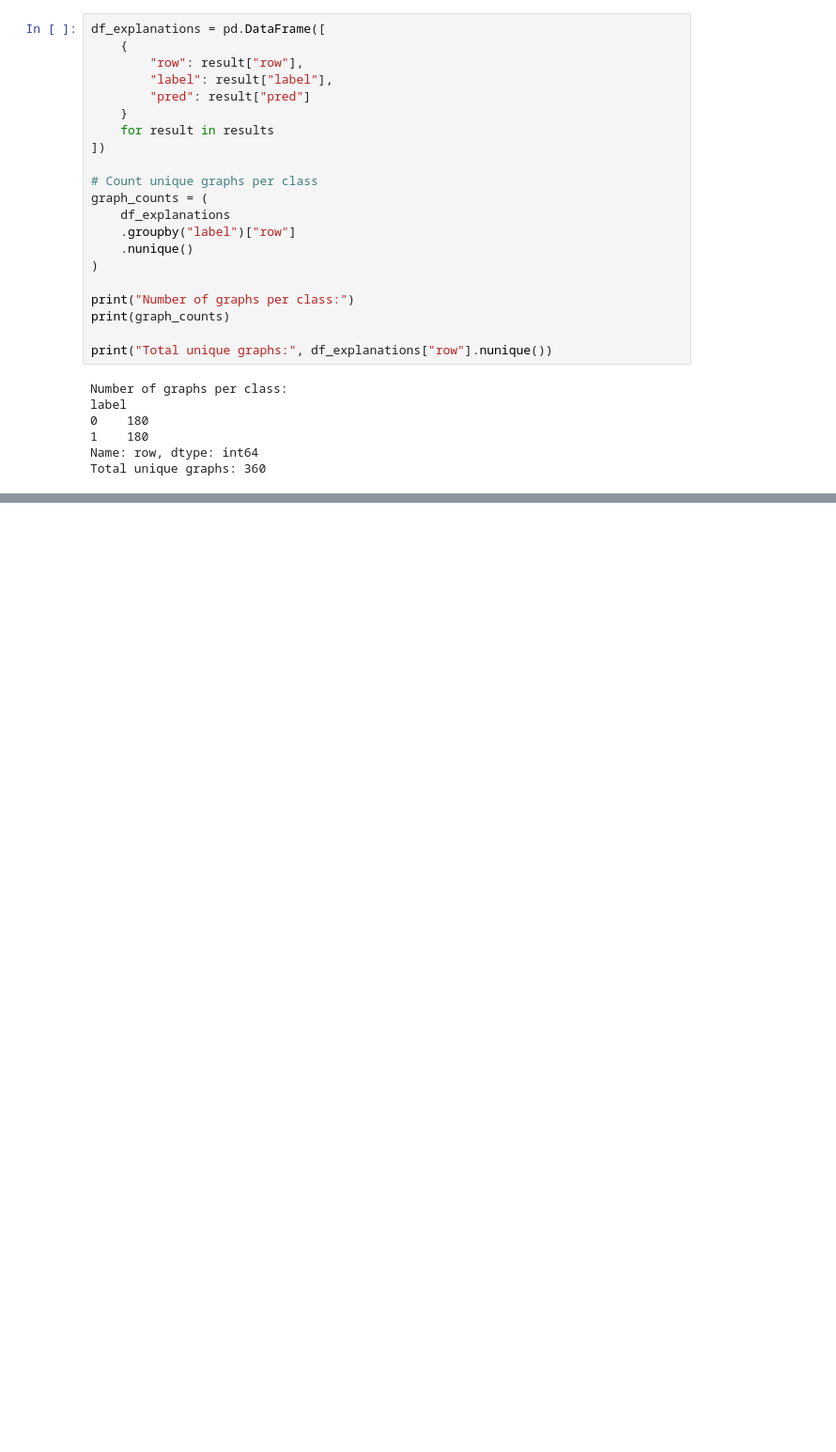
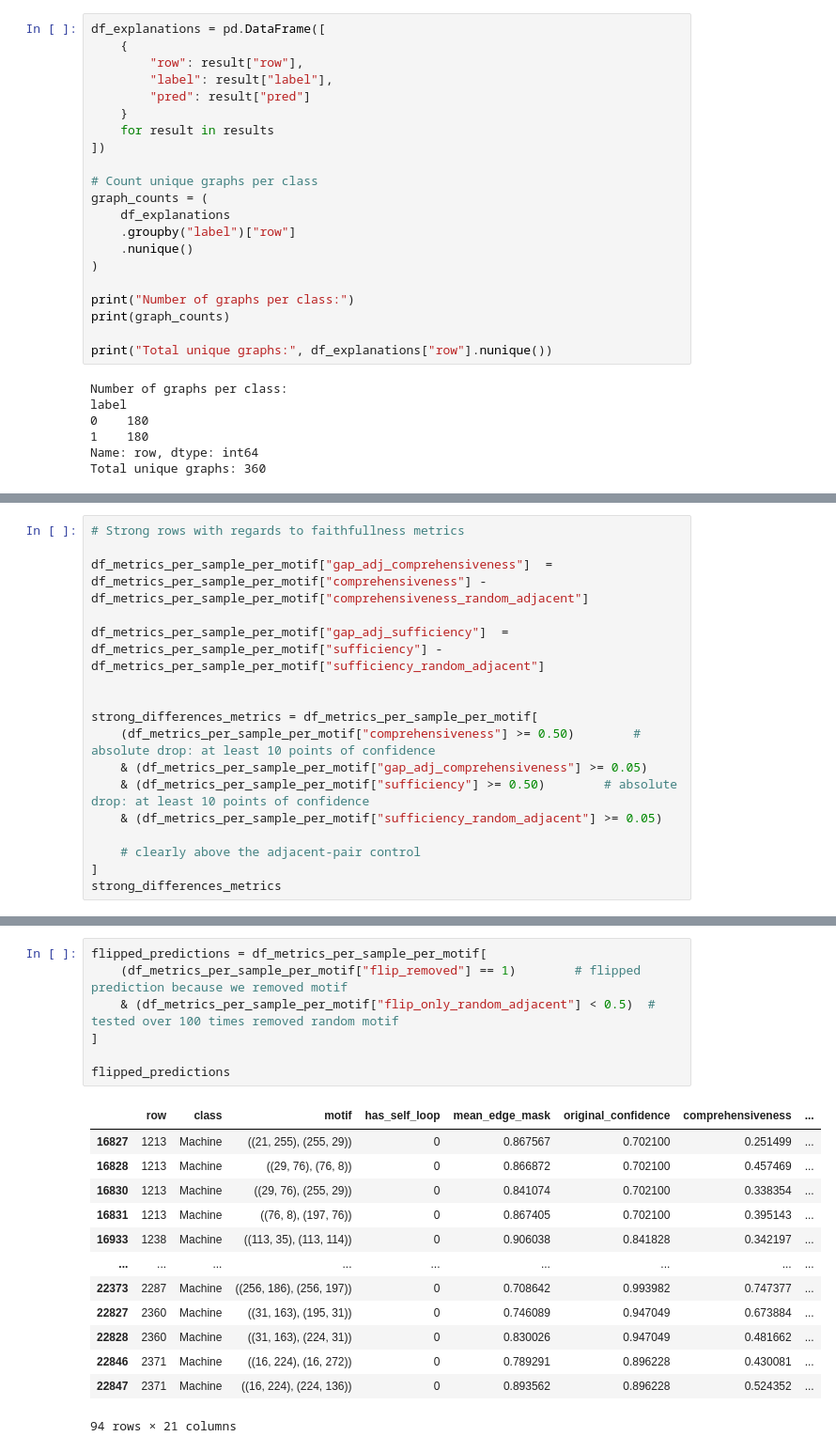
Before and after one commit to Okkers/slop_or_not, a Jupyter notebook: analysis/motif_analysis_train_50w_0.4.ipynb, the cells around one changed output, grey strips where cells are left out. Shown at 94% size. Cells and saved outputs as stored; diff of their text form; blank space fills up the shorter version.

```diff
--- a/analysis/motif_analysis_train_50w_0.4.ipynb
+++ b/analysis/motif_analysis_train_50w_0.4.ipynb
@@ -135,0 +352,17 @@ Correctly classified machine graphs: 172
+# %%
+# Strong rows with regards to faithfullness metrics
+
+df_metrics_per_sample_per_motif["gap_adj_comprehensiveness"]  = df_metrics_per_sample_per_motif["comprehensiveness"] - df_metrics_per_sample_per_motif["comprehensiveness_random_adjacent"]
+
+df_metrics_per_sample_per_motif["gap_adj_sufficiency"]  = df_metrics_per_sample_per_motif["sufficiency"] - df_metrics_per_sample_per_motif["sufficiency_random_adjacent"]
+
+
+strong_differences_metrics = df_metrics_per_sample_per_motif[
+    (df_metrics_per_sample_per_motif["comprehensiveness"] >= 0.50)        # absolute drop: at least 10 points of confidence
+    & (df_metrics_per_sample_per_motif["gap_adj_comprehensiveness"] >= 0.05)
+    & (df_metrics_per_sample_per_motif["sufficiency"] >= 0.50)        # absolute drop: at least 10 points of confidence
+    & (df_metrics_per_sample_per_motif["sufficiency_random_adjacent"] >= 0.05)
+
+    # clearly above the adjacent-pair control
+]
+strong_differences_metrics
@@ -135,0 +378,21 @@ Correctly classified machine graphs: 172
+# %%
+flipped_predictions = df_metrics_per_sample_per_motif[
+    (df_metrics_per_sample_per_motif["flip_removed"] == 1)        # flipped prediction because we removed motif
+    & (df_metrics_per_sample_per_motif["flip_only_random_adjacent"] < 0.5)  # tested over 100 times removed random motif
+]
+
+flipped_predictions
+# %% [output]
+|  | row | class | motif | has_self_loop | mean_edge_mask | original_confidence | comprehensiveness | ... |
+| 16827 | 1213 | Machine | ((21, 255), (255, 29)) | 0 | 0.867567 | 0.702100 | 0.251499 | ... |
+| 16828 | 1213 | Machine | ((29, 76), (76, 8)) | 0 | 0.866872 | 0.702100 | 0.457469 | ... |
+| 16830 | 1213 | Machine | ((29, 76), (255, 29)) | 0 | 0.841074 | 0.702100 | 0.338354 | ... |
+| 16831 | 1213 | Machine | ((76, 8), (197, 76)) | 0 | 0.867405 | 0.702100 | 0.395143 | ... |
+| 16933 | 1238 | Machine | ((113, 35), (113, 114)) | 0 | 0.906038 | 0.841828 | 0.342197 | ... |
+| ... | ... | ... | ... | ... | ... | ... | ... | ... |
+| 22373 | 2287 | Machine | ((256, 186), (256, 197)) | 0 | 0.708642 | 0.993982 | 0.747377 | ... |
+| 22827 | 2360 | Machine | ((31, 163), (195, 31)) | 0 | 0.746089 | 0.947049 | 0.673884 | ... |
+| 22828 | 2360 | Machine | ((31, 163), (224, 31)) | 0 | 0.830026 | 0.947049 | 0.481662 | ... |
+| 22846 | 2371 | Machine | ((16, 224), (16, 272)) | 0 | 0.789291 | 0.896228 | 0.430081 | ... |
+| 22847 | 2371 | Machine | ((16, 224), (224, 136)) | 0 | 0.893562 | 0.896228 | 0.524352 | ... |
+94 rows × 21 columns
```
Also changed, not shown: parts of 17 cells of this notebook, 7 other files.
